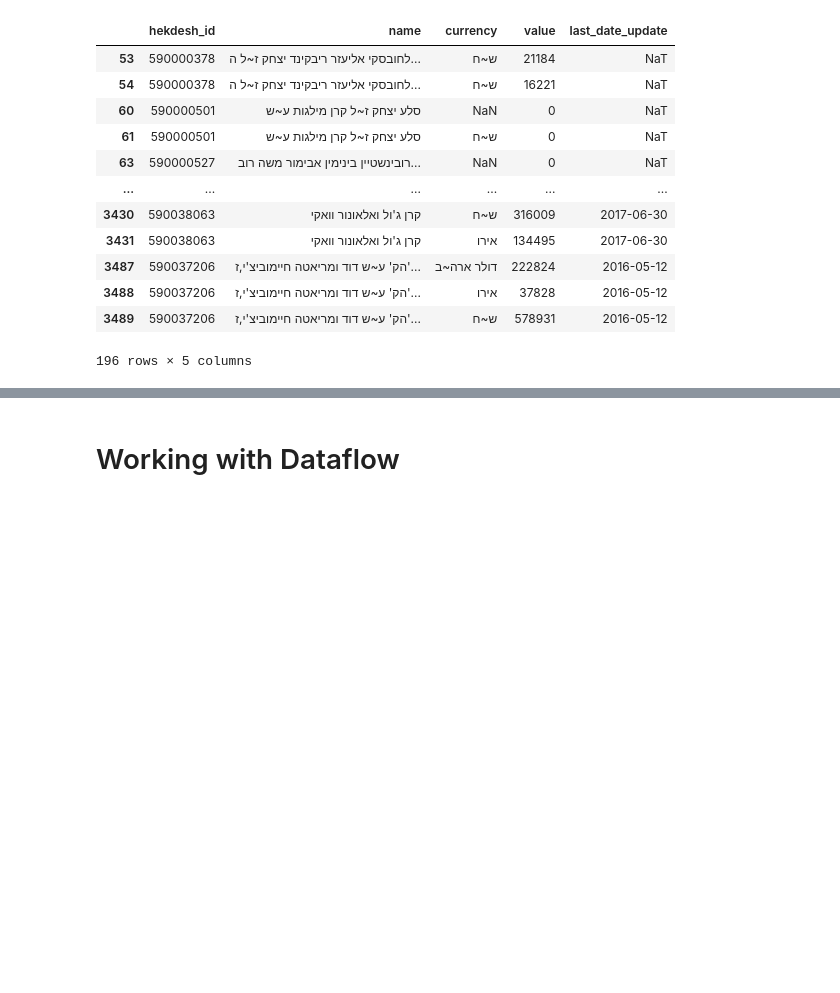
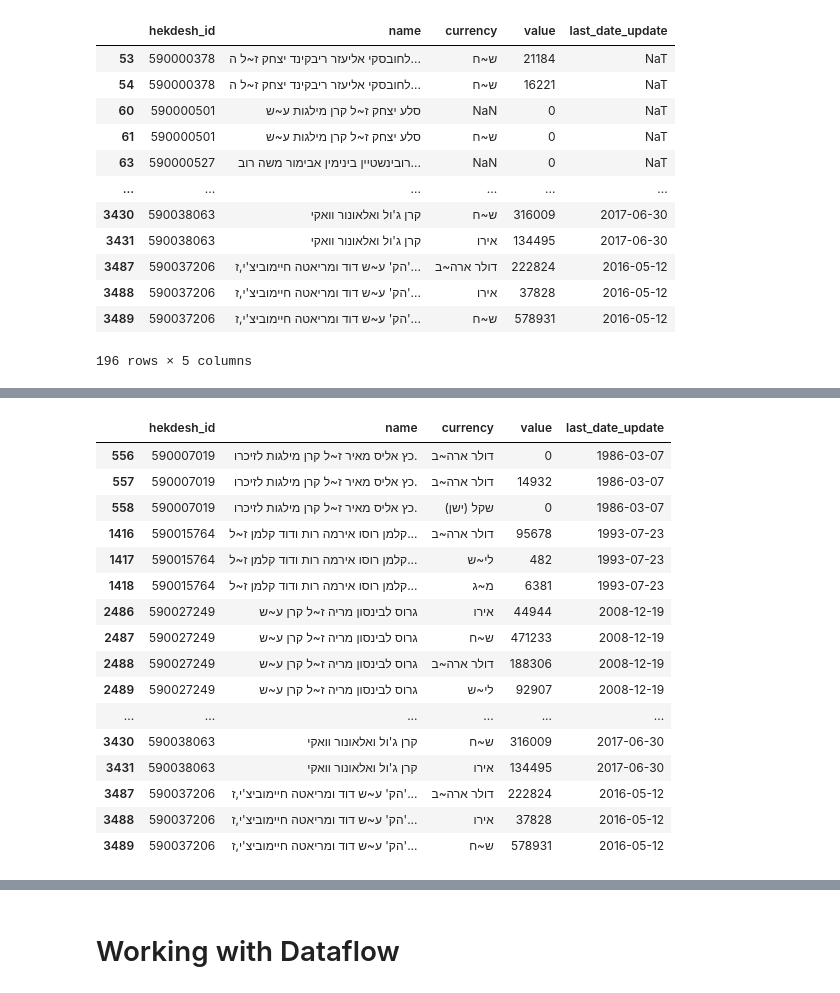
Before and after one commit to OpenBudget/budgetkey-data-pipelines, a Jupyter notebook: data-analysis/eda_hekdesh.ipynb, the cells around one changed output, grey strips where cells are left out. Saved outputs shown, nothing was run; the diff lists cells and outputs as text; code cells hidden in the pictures; blank space fills up the shorter version.

```diff
--- a/data-analysis/eda_hekdesh.ipynb
+++ b/data-analysis/eda_hekdesh.ipynb
@@ -123,0 +181,20 @@ dfpfj.head(1)
+# %%
+df_f[(df_f["hekdesh_id"].groupby(df_f["hekdesh_id"]).transform("size") > 2) &(~df_f["last_date_update"].isnull())]
+# %% [output]
+|  | hekdesh_id | name | currency | value | last_date_update |
+| 556 | 590007019 | כץ אליס מאיר ז~ל קרן מילגות לזיכרו. | דולר ארה~ב | 0 | 1986-03-07 |
+| 557 | 590007019 | כץ אליס מאיר ז~ל קרן מילגות לזיכרו. | דולר ארה~ב | 14932 | 1986-03-07 |
+| 558 | 590007019 | כץ אליס מאיר ז~ל קרן מילגות לזיכרו. | שקל (ישן) | 0 | 1986-03-07 |
+| 1416 | 590015764 | קלמן רוסו אירמה רות ודוד קלמן ז~ל... | דולר ארה~ב | 95678 | 1993-07-23 |
+| 1417 | 590015764 | קלמן רוסו אירמה רות ודוד קלמן ז~ל... | לי~ש | 482 | 1993-07-23 |
+| 1418 | 590015764 | קלמן רוסו אירמה רות ודוד קלמן ז~ל... | מ~ג | 6381 | 1993-07-23 |
+| 2486 | 590027249 | גרוס לבינסון מריה ז~ל קרן ע~ש | אירו | 44944 | 2008-12-19 |
+| 2487 | 590027249 | גרוס לבינסון מריה ז~ל קרן ע~ש | ש~ח | 471233 | 2008-12-19 |
+| 2488 | 590027249 | גרוס לבינסון מריה ז~ל קרן ע~ש | דולר ארה~ב | 188306 | 2008-12-19 |
+| 2489 | 590027249 | גרוס לבינסון מריה ז~ל קרן ע~ש | לי~ש | 92907 | 2008-12-19 |
+| ... | ... | ... | ... | ... | ... |
+| 3430 | 590038063 | קרן ג'ול ואלאונור וואקי | ש~ח | 316009 | 2017-06-30 |
+| 3431 | 590038063 | קרן ג'ול ואלאונור וואקי | אירו | 134495 | 2017-06-30 |
+| 3487 | 590037206 | הק' ע~ש דוד ומריאטה חיימוביצ'י,ז'... | דולר ארה~ב | 222824 | 2016-05-12 |
+| 3488 | 590037206 | הק' ע~ש דוד ומריאטה חיימוביצ'י,ז'... | אירו | 37828 | 2016-05-12 |
+| 3489 | 590037206 | הק' ע~ש דוד ומריאטה חיימוביצ'י,ז'... | ש~ח | 578931 | 2016-05-12 |
```
Also changed, not shown: parts of 32 cells of this notebook.
